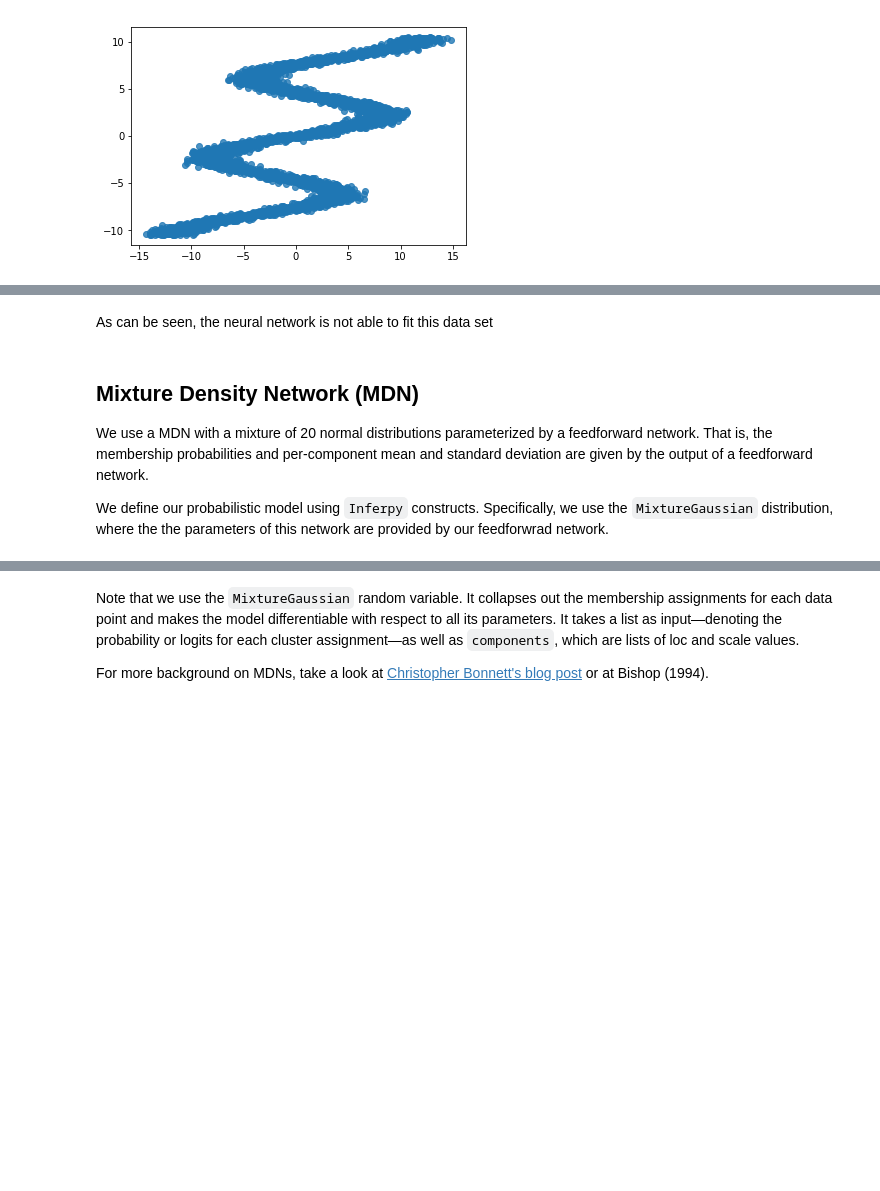
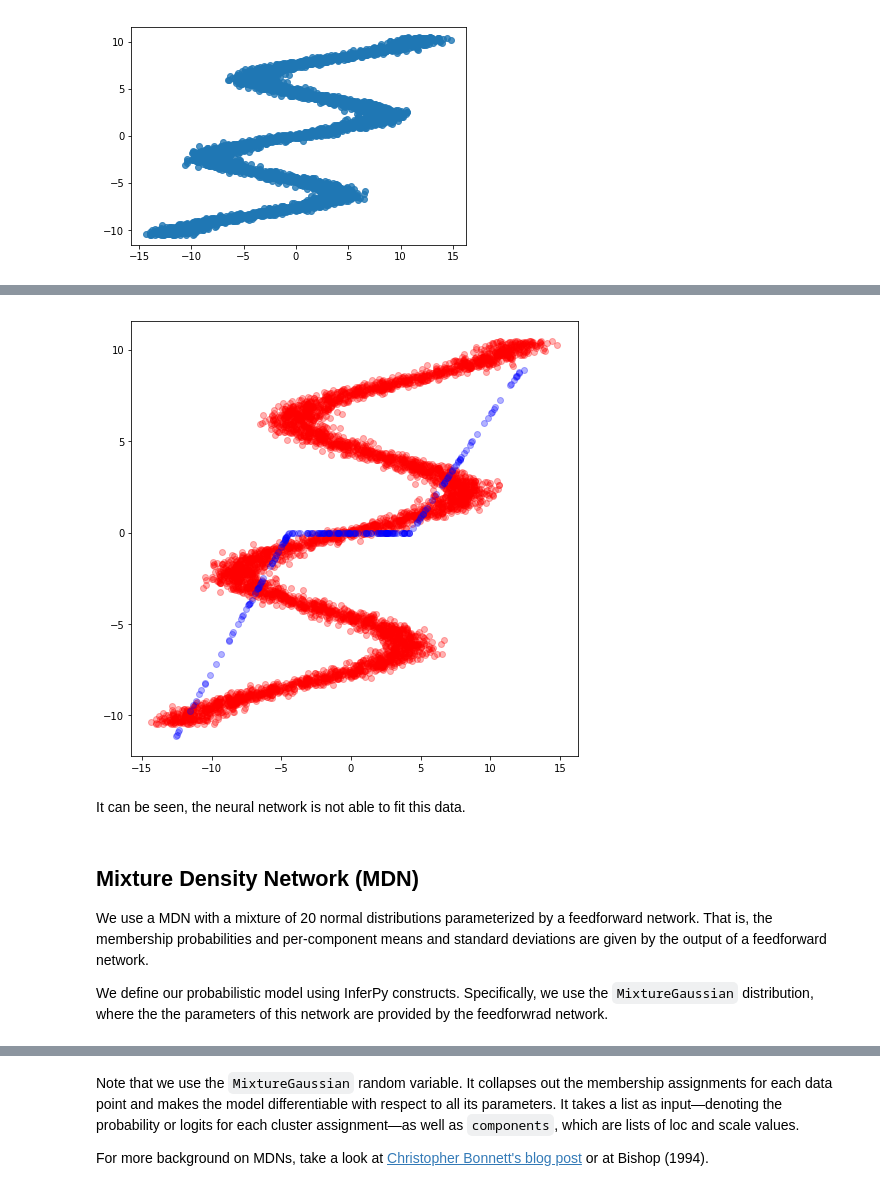
Before and after one commit to PGM-Lab/InferPy, a Jupyter notebook: notebooks/mixture_density_networks.ipynb, the cells around one changed output, grey strips where cells are left out. Saved outputs shown, nothing was run; the diff lists cells and outputs as text; code cells hidden in the pictures; blank space fills up the shorter version.

```diff
--- a/notebooks/mixture_density_networks.ipynb
+++ b/notebooks/mixture_density_networks.ipynb
@@ -76,12 +76,12 @@ N = 5000    # number of data points
 D = 1    # number of features
 K = 20    # number of mixture components
 
-X_train, y_train = build_toy_dataset(N)
+x_train, y_train = build_toy_dataset(N)
 
 
-print("Size of features in training data: {}".format(X_train.shape))
+print("Size of features in training data: {}".format(x_train.shape))
 print("Size of output in training data: {}".format(y_train.shape))
-sns.regplot(X_train, y_train, fit_reg=False)
+sns.regplot(x_train, y_train, fit_reg=False)
 plt.show()
 # %% [output]
 Size of features in training data: (5000, 1)
@@ -105,27 +103,0 @@ Let's now try to fit the neural network to the data
-# %%
-x = tf.placeholder(dtype=tf.float32, shape=[None,1])
-y = tf.placeholder(dtype=tf.float32, shape=[None])
-
-y_out = neural_network(x)
-
-lossfunc = tf.nn.l2_loss(y_out-y);
-
-train_op = tf.train.AdamOptimizer(learning_rate=0.1).minimize(lossfunc)
-
-sess = tf.InteractiveSession()
-sess.run(tf.initialize_all_variables())
-
-NEPOCH = 100
-for i in range(NEPOCH):
-    sess.run(train_op,feed_dict={x: X_train, y: y_train})
-    if i%10==0:
-                print(sess.run(lossfunc,feed_dict={x: X_train, y: y_train}))
-
-X_test, _ = build_toy_dataset(N)
-y_test = sess.run(y_out,feed_dict={x: X_test})
-
-plt.figure(figsize=(8, 8))
-plt.plot(X_train,y_train,'ro',X_test,y_test,'bo',alpha=0.3)
-plt.show()
-
-sess.close()
@@ -153,0 +104,4 @@ Use `tf.global_variables_initializer` instead.
+# %%
+lossfunc = lambda y_out, y: tf.nn.l2_loss(y_out-y)
+nnetwork.compile(tf.train.AdamOptimizer(0.1), lossfunc)
+nnetwork.fit(x=x_train, y=y_train, epochs=3000)
@@ -154,15 +127,25 @@ Use `tf.global_variables_initializer` instead.
+# %%
+sess = tf.keras.backend.get_session()
+x_test, _ = build_toy_dataset(200)
+y_test = sess.run(nnetwork(x_test))
+
+plt.figure(figsize=(8, 8))
+plt.plot(x_train,y_train,'ro',x_test,y_test,'bo',alpha=0.3)
+plt.show()
+# %% [output]
+[figure, added]
 # %% [markdown]
-As can be seen, the neural network is not able to fit this data set
+It can be seen, the neural network is not able to fit this data.
 # %% [markdown]
 ## Mixture Density Network (MDN)
 
 We use a MDN with a mixture of 20 normal distributions parameterized by a
 feedforward network. That is, the membership probabilities and
-per-component mean and standard deviation are given by the output of a
+per-component means and standard deviations are given by the output of a
 feedforward network.
 
 
-We define our probabilistic model using `Inferpy` constructs. Specifically, we use the `MixtureGaussian` distribution, where the the parameters of this network are provided by our feedforwrad network.
+We define our probabilistic model using InferPy constructs. Specifically, we use the `MixtureGaussian` distribution, where the the parameters of this network are provided by the feedforwrad network.
 # %%
 def neural_network(X):
     """loc, scale, logits = NN(x; theta)"""
```
Also changed, not shown: parts of 10 cells of this notebook, 6 other files.
